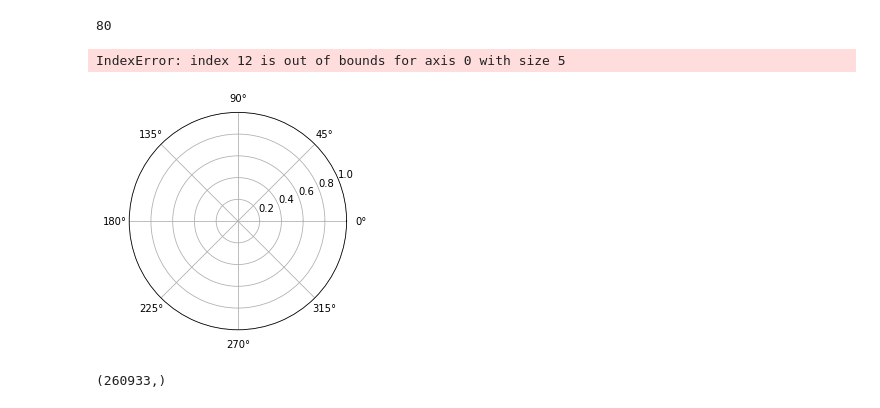
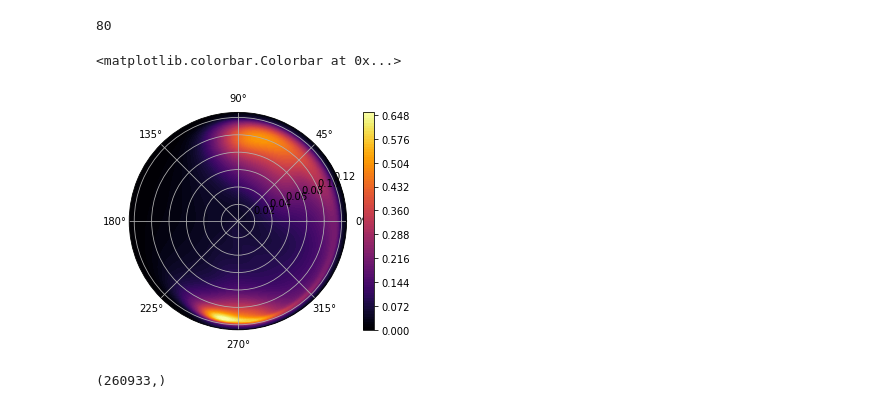
Before and after one commit to runehoejlund/north-simulation, a Jupyter notebook: data_analysis_Asbjorn.ipynb, the cells around one changed output. Saved outputs shown, nothing was run; the diff lists cells and outputs as text; code cells hidden in the pictures.

```diff
--- a/data_analysis_Asbjorn.ipynb
+++ b/data_analysis_Asbjorn.ipynb
@@ -9,7 +9,7 @@ from boutdata.data import BoutData
 from boututils.datafile import DataFile
 from scipy import signal
 
-path        = './shared/NORTH/data_5145190/'
+path        = './shared/NORTH/data_5145562/'
 bdata = BoutData(path)
 outputs = bdata['outputs']
 options = bdata['options']
@@ -154,7 +154,7 @@ plt.plot(fast['n2'])
 # %%
 fast_files = DataFile("./shared/NORTH/data_5145190/BOUT.fast.31.nc").list()
 # %%
-dmp_nr = 12
+dmp_nr = 40
 nx_inner = nx_inner
 
 thetas = np.linspace(0, 2 * np.pi, nz_inner)
@@ -170,11 +170,11 @@ nx_inner
 # %%
 fig, ax = plt.subplots(subplot_kw={'projection': 'polar'})
 
-plot0 = ax.contourf(thetas, rhos, data['vort'][dmp_nr, :, :, :].squeeze(), 100, cmap = 'jet')
+plot0 = ax.contourf(thetas, rhos, data['n'][dmp_nr, :, :, :].squeeze(), 100, cmap = 'inferno')
 plt.colorbar(plot0, ax=ax)
 # %% [output]
-IndexError: index 12 is out of bounds for axis 0 with size 5
+<matplotlib.colorbar.Colorbar at 0x...>
-[figure, old version]
+[figure, new version]
 # %%
 probe_pos = [0.05*a, 0.23*a, 0.41*a, 0.59*a, 0.77*a, 0.95*a]
 
```
Also changed, not shown: parts of 2 cells of this notebook, 1 other file.
